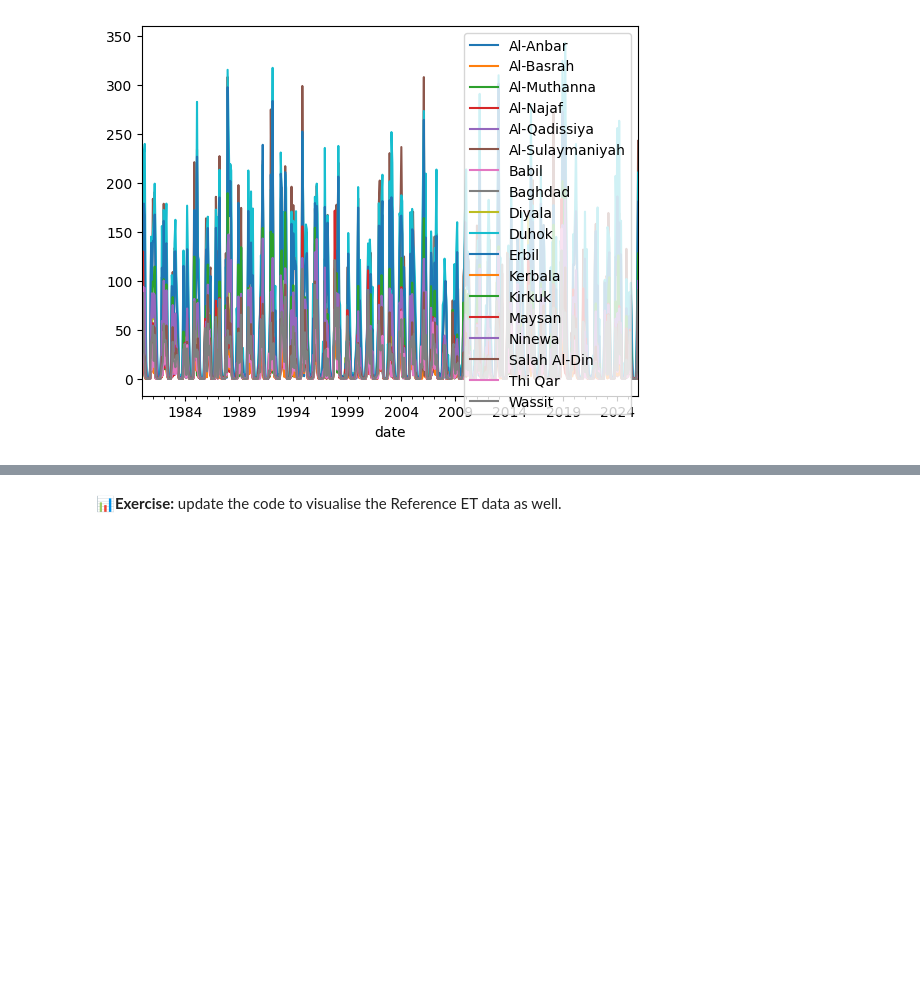
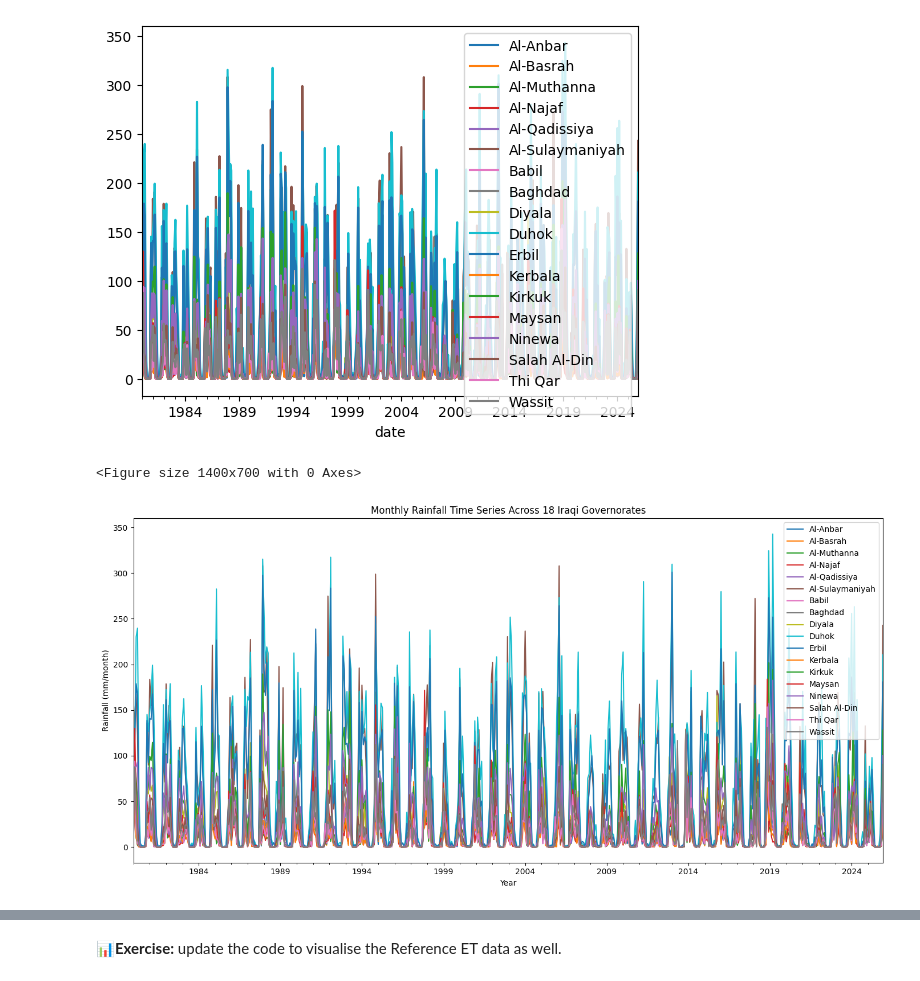
Before and after one commit to drealdrizz/Arithmetic, a Jupyter notebook: 2_LTAS_Iraq_Timeseries_Analyses.ipynb, the cells around one changed output, grey strips where cells are left out. Drawn from its saved outputs; the diff is of its cells as text; code cells hidden in the pictures; blank space fills up the shorter version.

```diff
--- a/2_LTAS_Iraq_Timeseries_Analyses.ipynb
+++ b/2_LTAS_Iraq_Timeseries_Analyses.ipynb
@@ -361,3 +596,28 @@ We start with plotting the raw time series using the function `.plot`. Run the c
 df_rain.plot();
 # %% [output]
 [figure]
+# %%
+from google.colab import files
+
+# Save the graph
+plt.figure(figsize=(14, 7))
+df_rain.plot(figsize=(14, 7))
+
+plt.title("Monthly Rainfall Time Series Across 18 Iraqi Governorates")
+plt.xlabel("Year")
+plt.ylabel("Rainfall (mm/month)")
+plt.tight_layout()
+
+plt.savefig(
+    "/content/Iraq_Rainfall_Time_Series.png",
+    dpi=300,
+    bbox_inches="tight"
+)
+
+plt.show()
+
+# Download the image
+files.download("/content/Iraq_Rainfall_Time_Series.png")
+# %% [output]
+<Figure size 1400x700 with 0 Axes>
+[figure, added]
```
Also changed, not shown: parts of 8 cells of this notebook.
